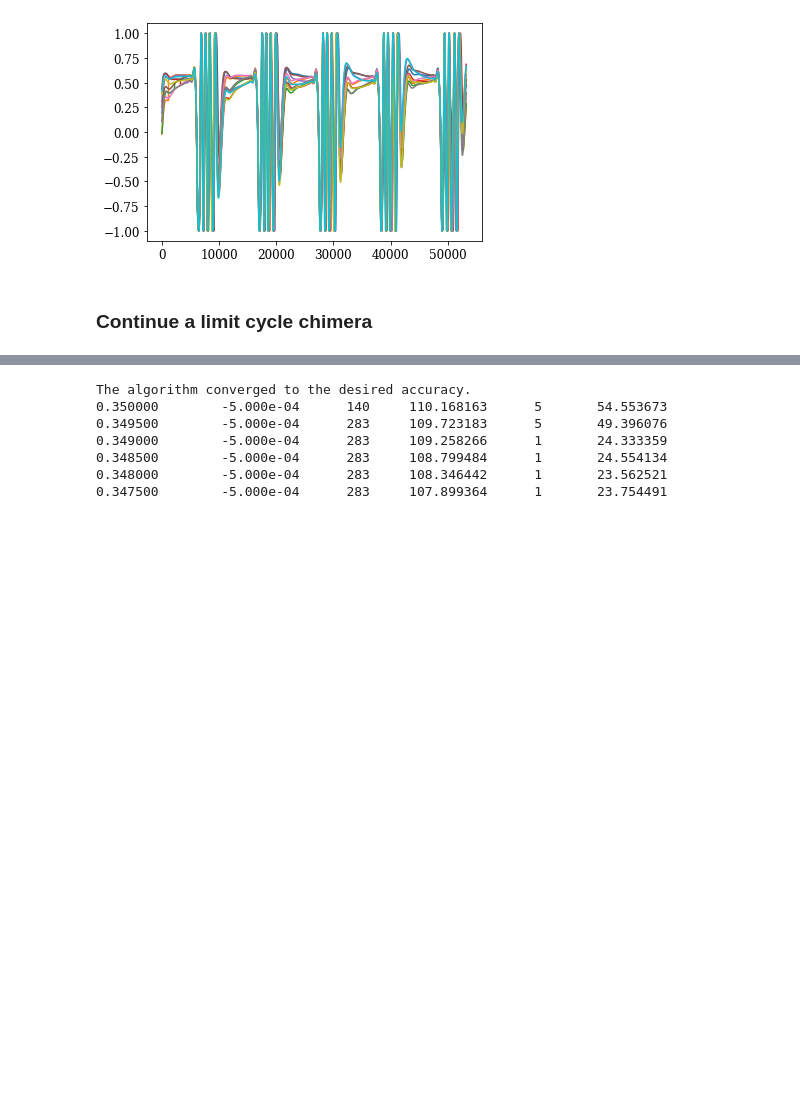
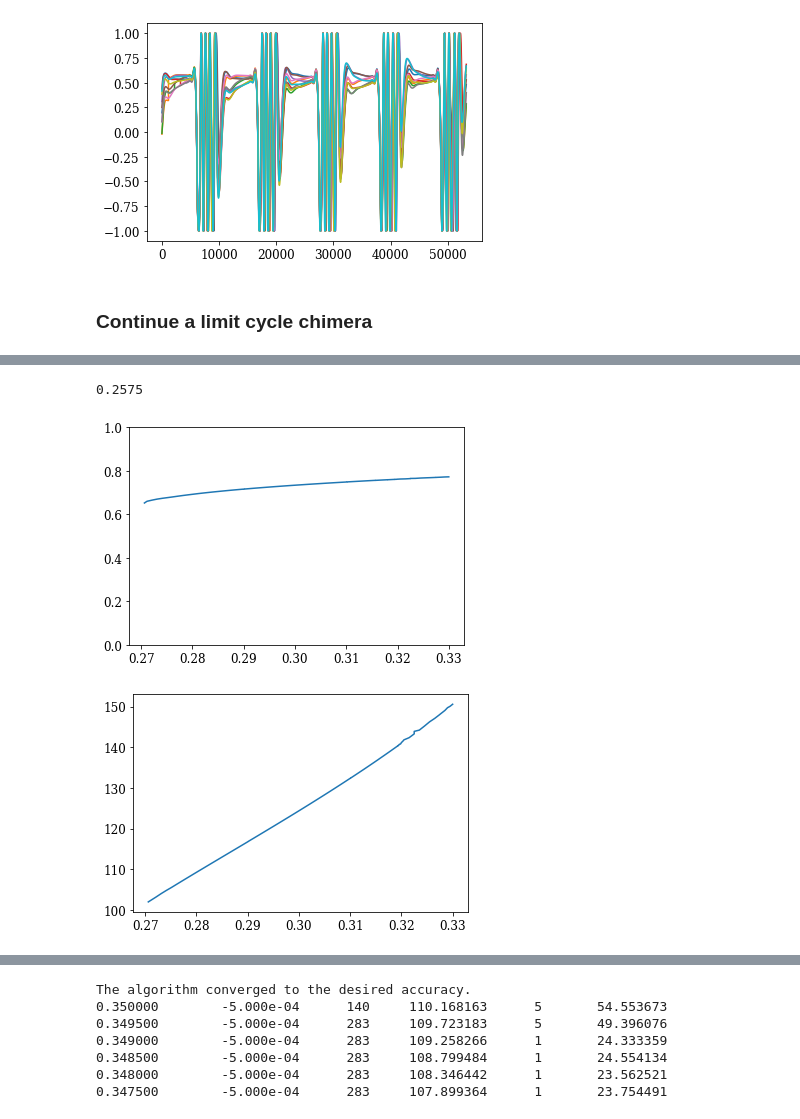
Before and after one commit to znicolaou/snakingoscillators, a Jupyter notebook: lccont.ipynb, the cells around one changed output, grey strips where cells are left out. Drawn from its saved outputs; the diff is of its cells as text; code cells hidden in the pictures; blank space fills up the shorter version.

```diff
--- a/lccont.ipynb
+++ b/lccont.ipynb
@@ -288,0 +277,19 @@ The maximum number of mesh nodes is exceeded.
+# %%
+print(sigmas[20])
+phases=sols[20].y.T
+thetas=np.arctan2(phases[:,N:2*N],phases[:,:N])
+phis=np.arctan2(phases[:,3*N:],phases[:,2*N:3*N])
+angles=np.concatenate([np.mod(thetas-thetas[:,0][:,np.newaxis]+np.pi,2*np.pi)-np.pi,np.mod(phis-thetas[:,0][:,np.newaxis]+np.pi,2*np.pi)-np.pi],axis=1)
+
+np.savetxt("limit.dat",np.concatenate([periods[20]*sols[20].x[:,np.newaxis],np.cos(angles[:,1:N]),np.sin(angles[:,1:N]),np.cos(angles[:,N:]),np.sin(angles[:,N:])],axis=1))
+# %% [output]
+0.2575
+# %%
+plt.ylim(0,1)
+plt.plot(sigmas,orders)
+plt.show()
+plt.plot(sigmas,periods)
+plt.show()
+# %% [output]
+[figure, added]
+[figure, added]
```
Also changed, not shown: parts of 11 cells of this notebook, 8 other files.
